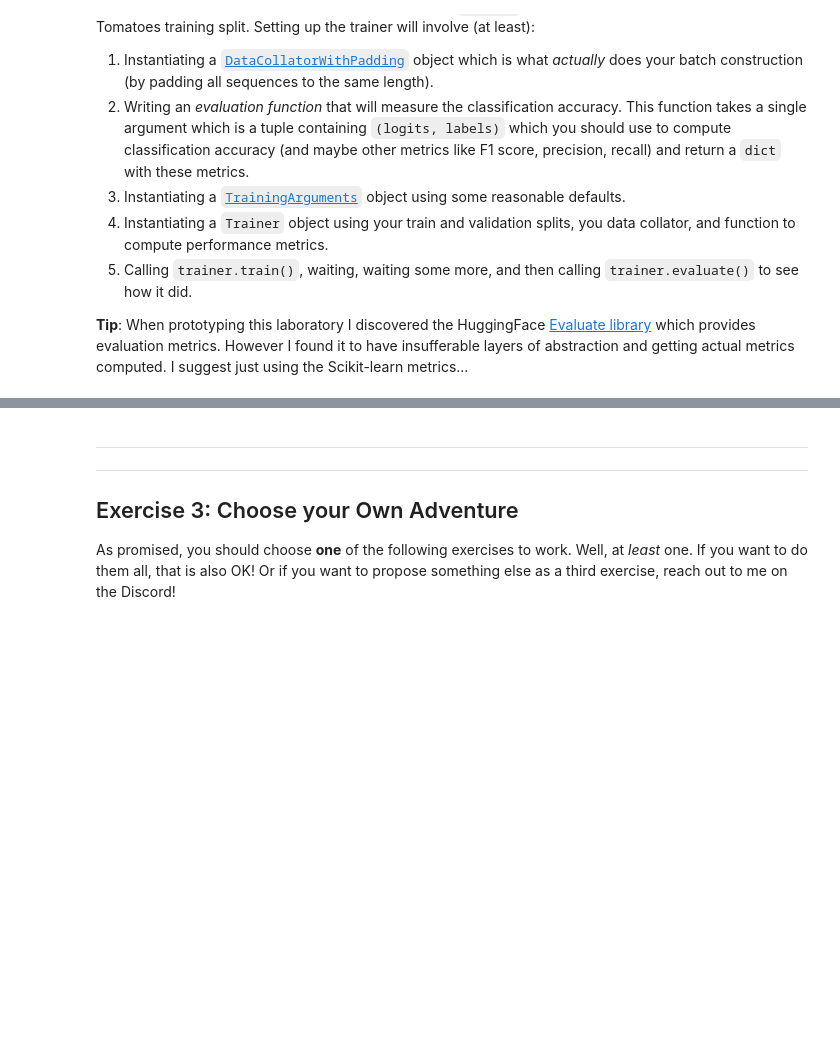
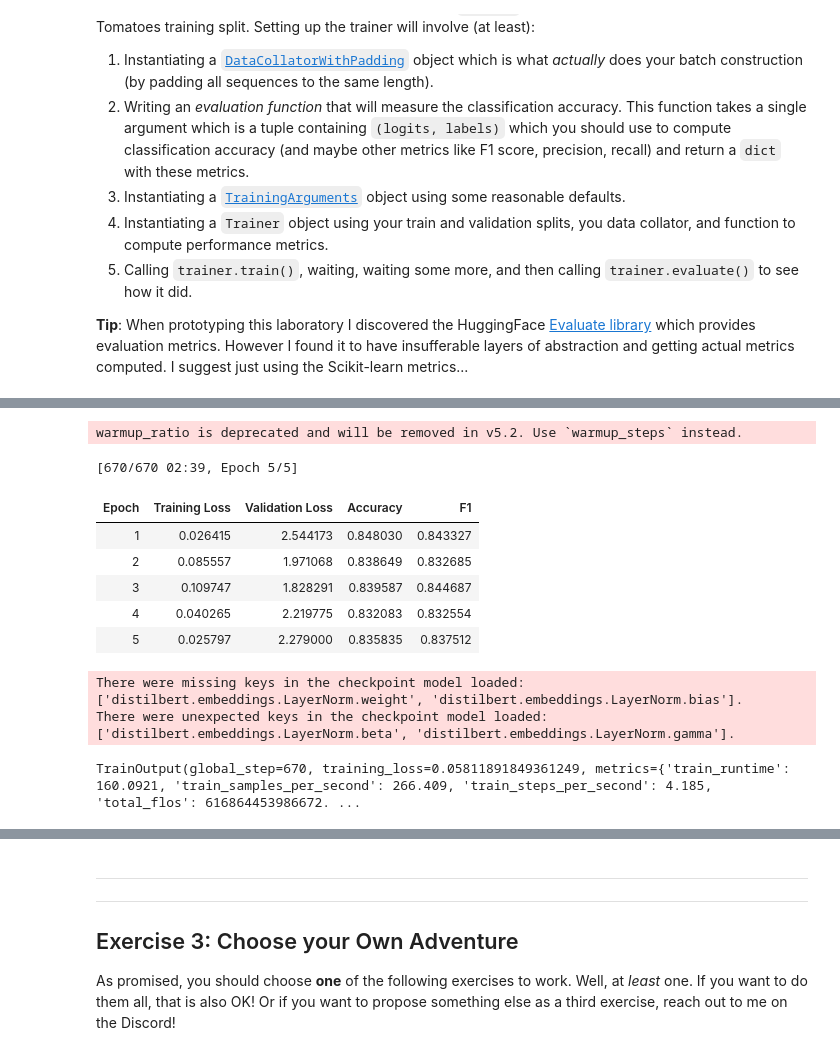
Before and after one commit to TommyyPasto/DLA-course-repo, a Jupyter notebook: Lab 2/DLA_Lab2.ipynb, the cells around one changed output, grey strips where cells are left out. Drawn from its saved outputs; the diff is of its cells as text; code cells hidden in the pictures; blank space fills up the shorter version.

Commit message:
[ADD] fine tuning with distilbert and tested on test data. setup parameters for training and wandb logging with omega conf

```diff
--- a/Lab 2/DLA_Lab2.ipynb
+++ b/Lab 2/DLA_Lab2.ipynb
@@ -552,0 +613,5 @@ Finally. In this exercise you should use a HuggingFace [`Trainer`](https://huggi
+# %%
+cls_model = AutoModelForSequenceClassification.from_pretrained(
+    cfg.model.name, num_labels=cfg.model.num_labels
+)
+data_collator = DataCollatorWithPadding(tokenizer=tokenizer)
@@ -552,0 +635,52 @@ Finally. In this exercise you should use a HuggingFace [`Trainer`](https://huggi
+# %%
+def compute_metrics(eval_pred):
+    logits, labels = eval_pred
+    preds = np.argmax(logits, axis=-1)
+    return {
+        "accuracy": accuracy_score(labels, preds),
+        "f1":       f1_score(labels, preds, average="binary"),
+    }
+# %%
+training_args = TrainingArguments(
+    output_dir=cfg.output_dir,
+    num_train_epochs=cfg.train.num_epochs,
+    per_device_train_batch_size=cfg.train.batch_size_train,
+    per_device_eval_batch_size=cfg.train.batch_size_eval,
+    learning_rate=cfg.train.learning_rate,
+    weight_decay=cfg.train.weight_decay,
+    warmup_ratio=cfg.train.warmup_ratio,
+    eval_strategy="epoch",
+    save_strategy="epoch",          # Cambiato in steps per loggare la loss
+    save_steps=50,                  # Salva ogni 50 step (opzionale, ma consigliato per vedere la loss)
+    logging_steps=50,               # Logga la loss ogni 50 step
+    load_best_model_at_end=True,
+    metric_for_best_model="accuracy",
+    report_to="wandb",
+    run_name=cfg.wandb.run_name,
+)
+# %% [output]
+warmup_ratio is deprecated and will be removed in v5.2. Use `warmup_steps` instead.
+# %%
+
+# --- Trainer ---
+trainer = Trainer(
+    model=cls_model,
+    args=training_args,
+    train_dataset=tokenized_train,
+    eval_dataset=tokenized_val,
+    data_collator=data_collator,
+    compute_metrics=compute_metrics,
+)
+
+trainer.train()
+# %% [output]
+[670/670 02:39, Epoch 5/5]
+| Epoch | Training Loss | Validation Loss | Accuracy | F1 |
+| 1 | 0.026415 | 2.544173 | 0.848030 | 0.843327 |
+| 2 | 0.085557 | 1.971068 | 0.838649 | 0.832685 |
+| 3 | 0.109747 | 1.828291 | 0.839587 | 0.844687 |
+| 4 | 0.040265 | 2.219775 | 0.832083 | 0.832554 |
+| 5 | 0.025797 | 2.279000 | 0.835835 | 0.837512 |
+There were missing keys in the checkpoint model loaded: ['distilbert.embeddings.LayerNorm.weight', 'distilbert.embeddings.LayerNorm.bias'].
+There were unexpected keys in the checkpoint model loaded: ['distilbert.embeddings.LayerNorm.beta', 'distilbert.embeddings.LayerNorm.gamma'].
+TrainOutput(global_step=670, training_loss=0.05811891849361249, metrics={'train_runtime': 160.0921, 'train_samples_per_second': 266.409, 'train_steps_per_second': 4.185, 'total_flos': 616864453986672. ...
```
Also changed, not shown: parts of 13 cells of this notebook.
